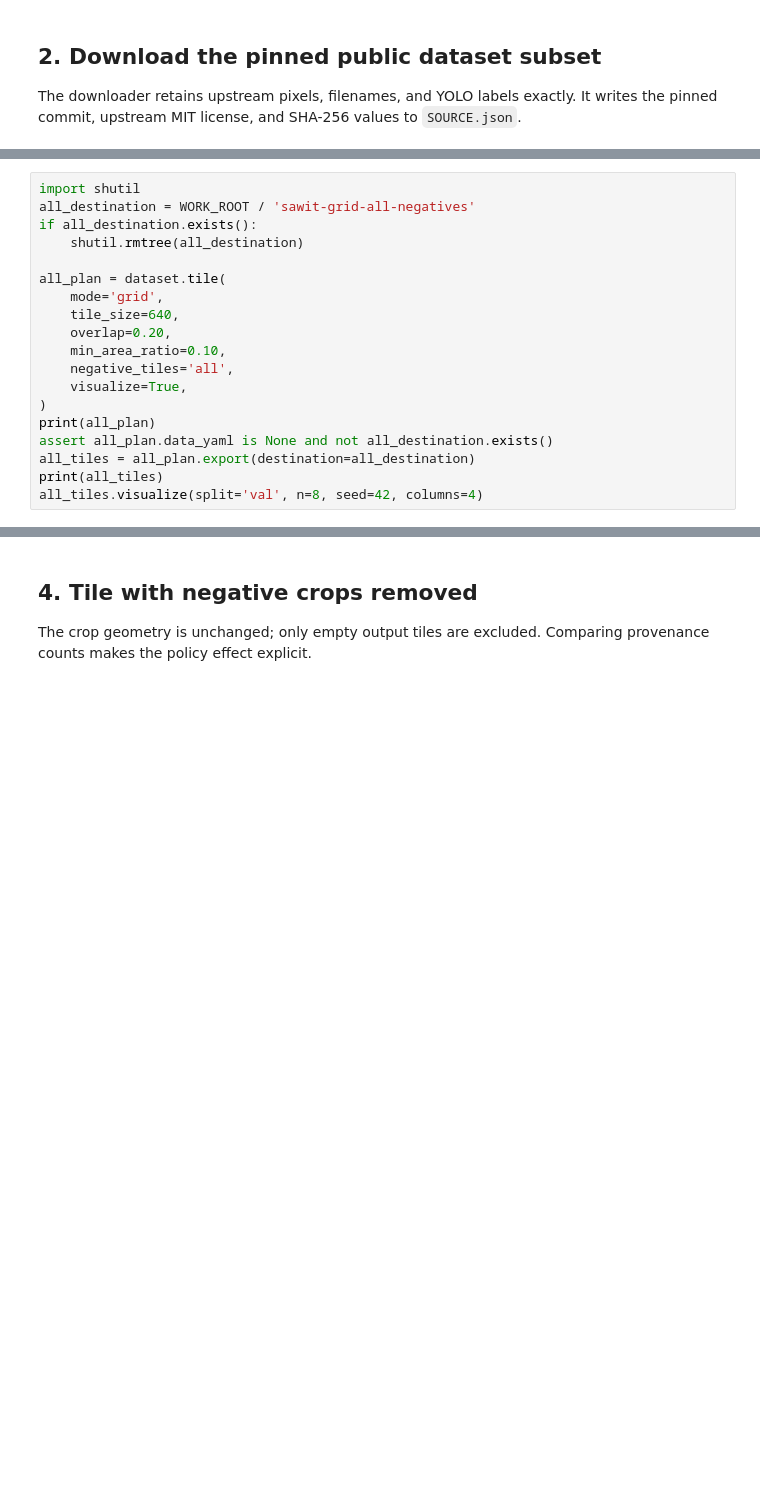
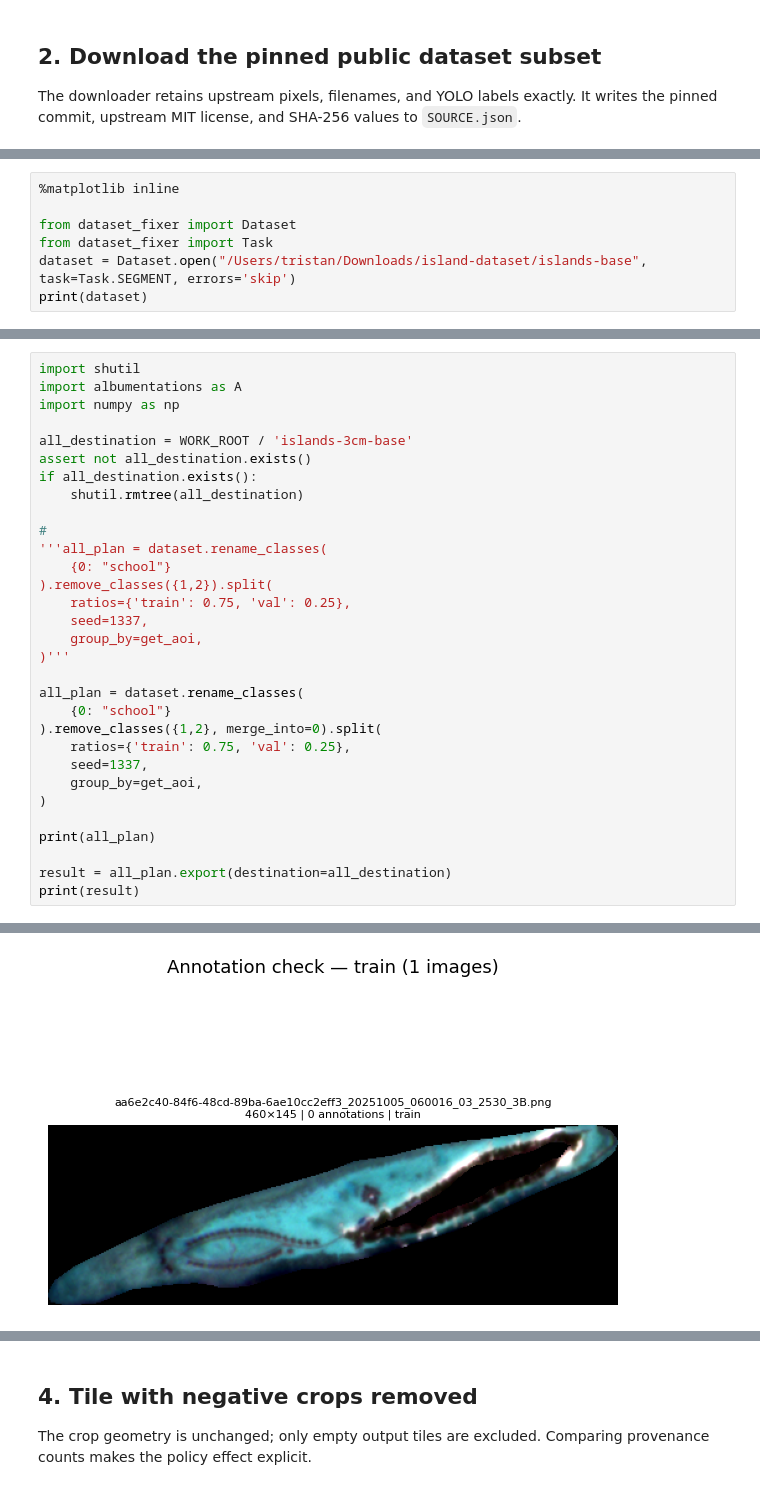
Before and after one commit to mooch443/dataset-fixer, a Jupyter notebook: notebooks/02_task_aware_tiling.ipynb, the cells around one changed output, grey strips where cells are left out. Drawn from its saved outputs; the diff is of its cells as text; blank space fills up the shorter version.

```diff
--- a/notebooks/02_task_aware_tiling.ipynb
+++ b/notebooks/02_task_aware_tiling.ipynb
@@ -36 +325,8 @@ dataset.visualize(split='val', n=6, seed=42, columns=3)
+# %%
+%matplotlib inline
+
+from dataset_fixer import Dataset
+from dataset_fixer import Task
+dataset = Dataset.open("/Users/tristan/Downloads/island-dataset/islands-base", task=Task.SEGMENT, errors='skip')
+print(dataset)
 # %% [markdown]
@@ -40,19 +336,32 @@ The grid uses edge-aligned final windows without resizing. Boxes are clipped and
-# %%
-import shutil
-all_destination = WORK_ROOT / 'sawit-grid-all-negatives'
-if all_destination.exists():
-    shutil.rmtree(all_destination)
-
-all_plan = dataset.tile(
-    mode='grid',
-    tile_size=640,
-    overlap=0.20,
-    min_area_ratio=0.10,
-    negative_tiles='all',
-    visualize=True,
-)
-print(all_plan)
-assert all_plan.data_yaml is None and not all_destination.exists()
-all_tiles = all_plan.export(destination=all_destination)
-print(all_tiles)
-all_tiles.visualize(split='val', n=8, seed=42, columns=4)
+# %%
+import shutil
+import albumentations as A
+import numpy as np
+
+all_destination = WORK_ROOT / 'islands-3cm-base'
+assert not all_destination.exists()
+if all_destination.exists():
+    shutil.rmtree(all_destination)
+
+#
+'''all_plan = dataset.rename_classes(
+    {0: "school"}
+).remove_classes({1,2}).split(
+    ratios={'train': 0.75, 'val': 0.25},
+    seed=1337,
+    group_by=get_aoi,
+)'''
+
+all_plan = dataset.rename_classes(
+    {0: "school"}
+).remove_classes({1,2}, merge_into=0).split(
+    ratios={'train': 0.75, 'val': 0.25},
+    seed=1337,
+    group_by=get_aoi,
+)
+
+print(all_plan)
+
+result = all_plan.export(destination=all_destination)
+print(result)
+# %% [output]
@@ -58,0 +456 @@ all_tiles.visualize(split='val', n=8, seed=42, columns=4)
+[figure, added]
```
Also changed, not shown: parts of 20 cells of this notebook, 7 other files.
